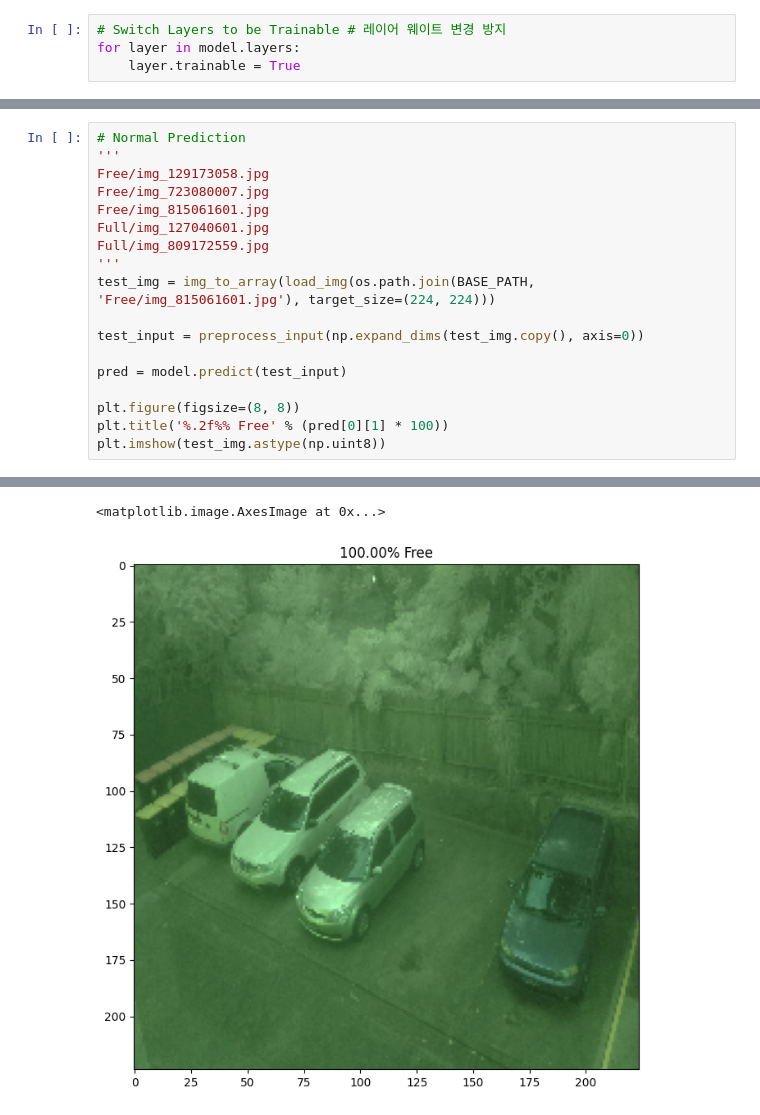
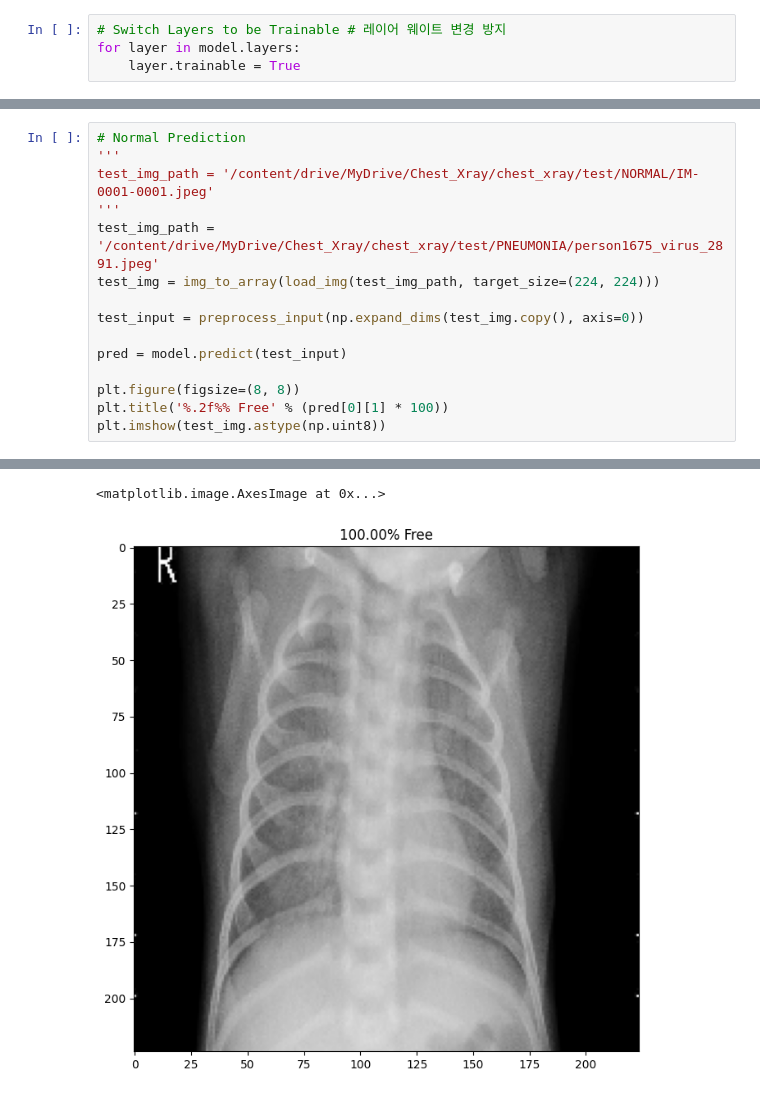
Before and after one commit to jihyeon602/DeepLearning_practice, a Jupyter notebook: 231121_CAM.ipynb, the cells around one changed output, grey strips where cells are left out. Saved outputs shown, nothing was run; the diff lists cells and outputs as text.

```diff
--- a/231121_CAM.ipynb
+++ b/231121_CAM.ipynb
@@ -202,13 +198,10 @@ Model: "functional_1"
 # %%
 # Normal Prediction
 '''
-Free/img_129173058.jpg
-Free/img_723080007.jpg
-Free/img_815061601.jpg
-Full/img_127040601.jpg
-Full/img_809172559.jpg
+test_img_path = '/content/drive/MyDrive/Chest_Xray/chest_xray/test/NORMAL/IM-0001-0001.jpeg'
 '''
-test_img = img_to_array(load_img(os.path.join(BASE_PATH, 'Free/img_815061601.jpg'), target_size=(224, 224)))
+test_img_path = '/content/drive/MyDrive/Chest_Xray/chest_xray/test/PNEUMONIA/person1675_virus_2891.jpeg'
+test_img = img_to_array(load_img(test_img_path, target_size=(224, 224)))
 
 test_input = preprocess_input(np.expand_dims(test_img.copy(), axis=0))
 
@@ -222,5 +215,5 @@ plt.imshow(test_img.astype(np.uint8))
 <matplotlib.image.AxesImage at 0x...>
-[figure, old version]
+[figure, new version]
 # %%
 # Draw Activation Map
 last_conv_output, pred = new_model.predict(test_input)
```
Also changed, not shown: parts of 12 cells of this notebook.
